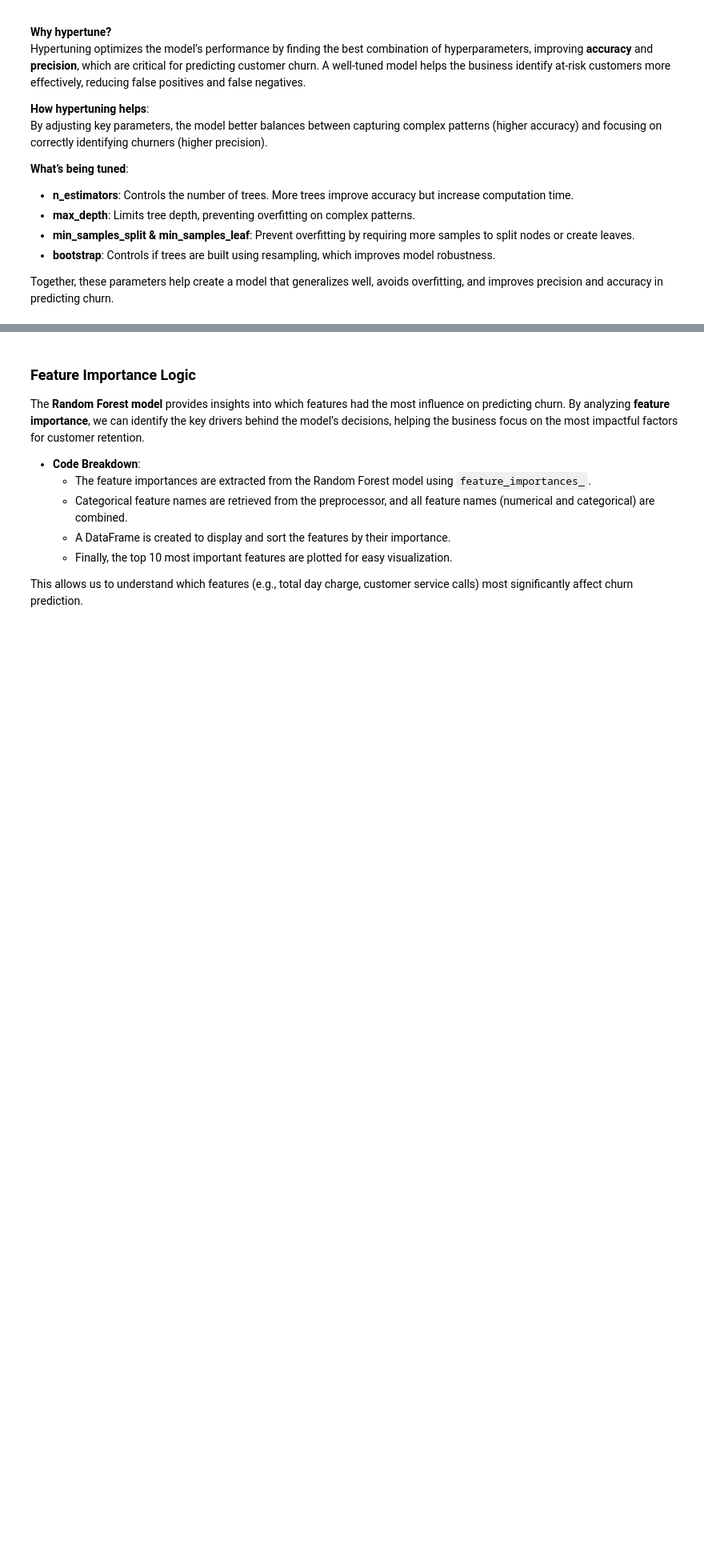
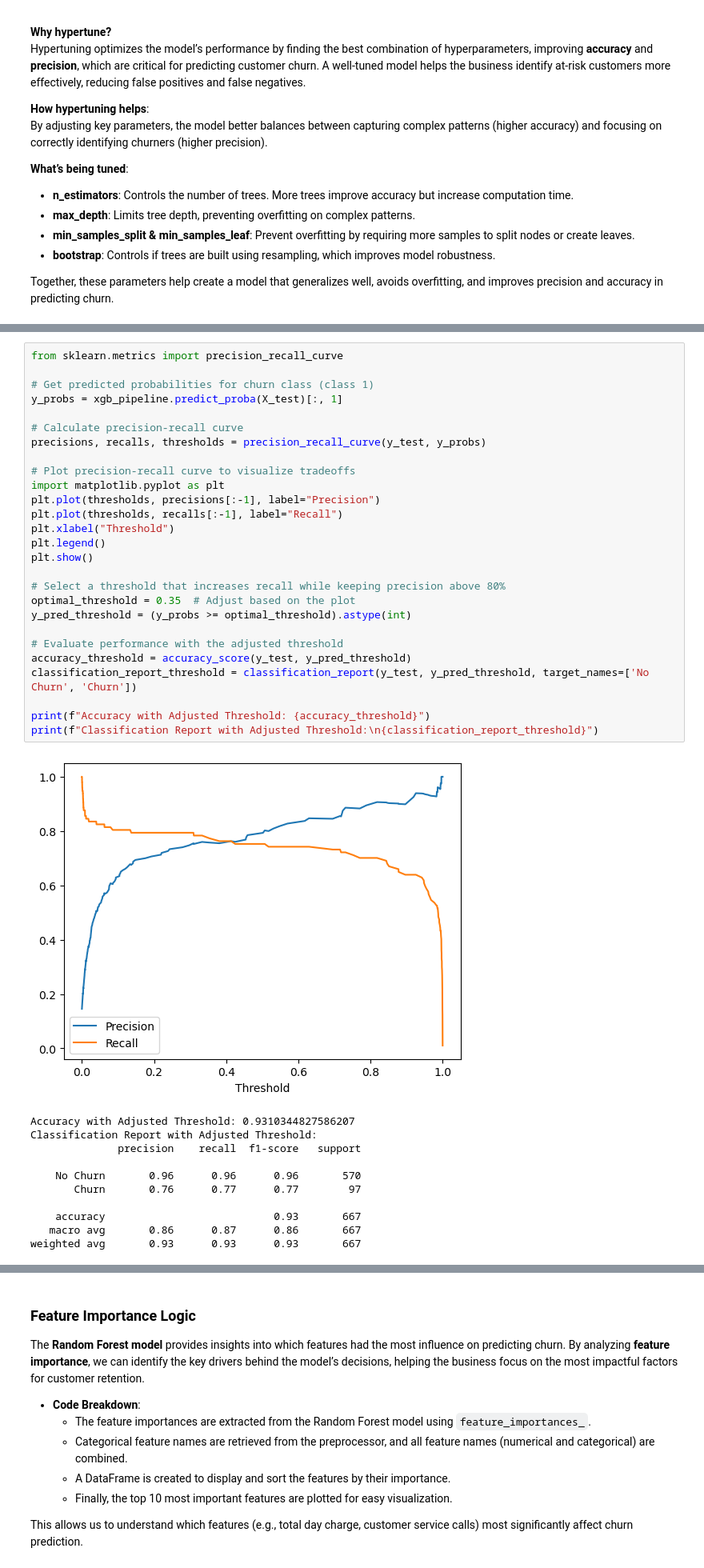
Before and after one commit to nealiyer88/Telecom, a Jupyter notebook: Telecom.ipynb, the cells around one changed output, grey strips where cells are left out. Shown: that part at 80% size. Drawn from its saved outputs; the diff is of its cells as text; blank space fills up the shorter version.

```diff
--- a/Telecom.ipynb
+++ b/Telecom.ipynb
@@ -373,0 +413,39 @@ Hypertuning significantly improved **precision for churn** and **overall accurac
+# %%
+from sklearn.metrics import precision_recall_curve
+
+# Get predicted probabilities for churn class (class 1)
+y_probs = xgb_pipeline.predict_proba(X_test)[:, 1]
+
+# Calculate precision-recall curve
+precisions, recalls, thresholds = precision_recall_curve(y_test, y_probs)
+
+# Plot precision-recall curve to visualize tradeoffs
+import matplotlib.pyplot as plt
+plt.plot(thresholds, precisions[:-1], label="Precision")
+plt.plot(thresholds, recalls[:-1], label="Recall")
+plt.xlabel("Threshold")
+plt.legend()
+plt.show()
+
+# Select a threshold that increases recall while keeping precision above 80%
+optimal_threshold = 0.35  # Adjust based on the plot
+y_pred_threshold = (y_probs >= optimal_threshold).astype(int)
+
+# Evaluate performance with the adjusted threshold
+accuracy_threshold = accuracy_score(y_test, y_pred_threshold)
+classification_report_threshold = classification_report(y_test, y_pred_threshold, target_names=['No Churn', 'Churn'])
+
+print(f"Accuracy with Adjusted Threshold: {accuracy_threshold}")
+print(f"Classification Report with Adjusted Threshold:\n{classification_report_threshold}")
+# %% [output]
+[figure, added]
+Accuracy with Adjusted Threshold: 0.9310344827586207
+Classification Report with Adjusted Threshold:
+              precision    recall  f1-score   support
+
+    No Churn       0.96      0.96      0.96       570
+       Churn       0.76      0.77      0.77        97
+
+    accuracy                           0.93       667
+   macro avg       0.86      0.87      0.86       667
+weighted avg       0.93      0.93      0.93       667
```
Also changed, not shown: parts of 9 cells of this notebook.
